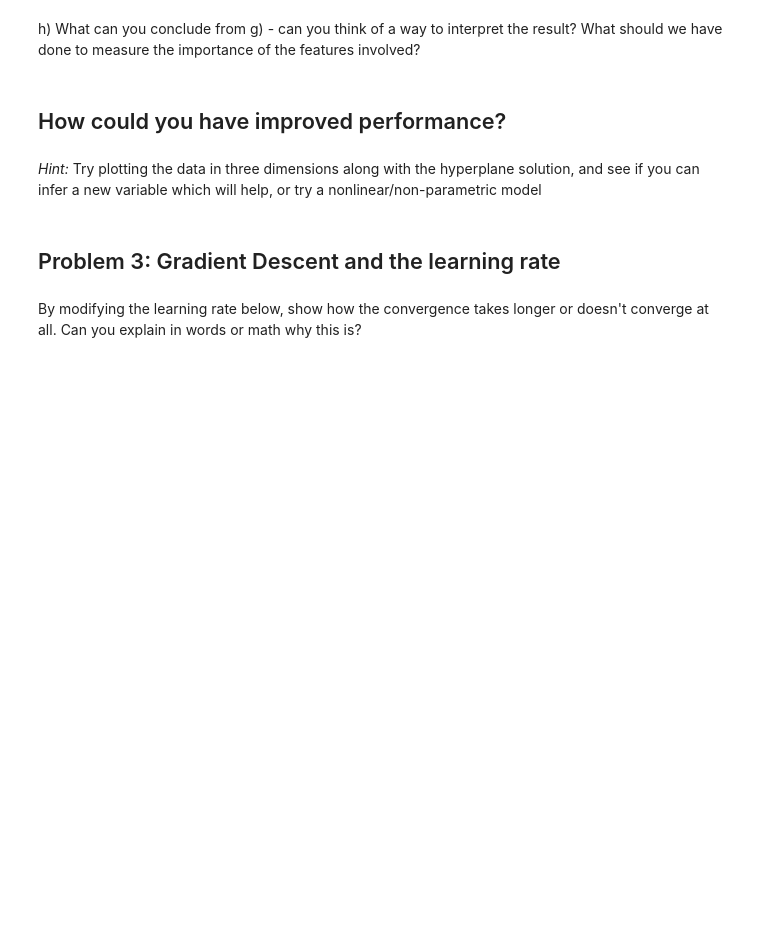
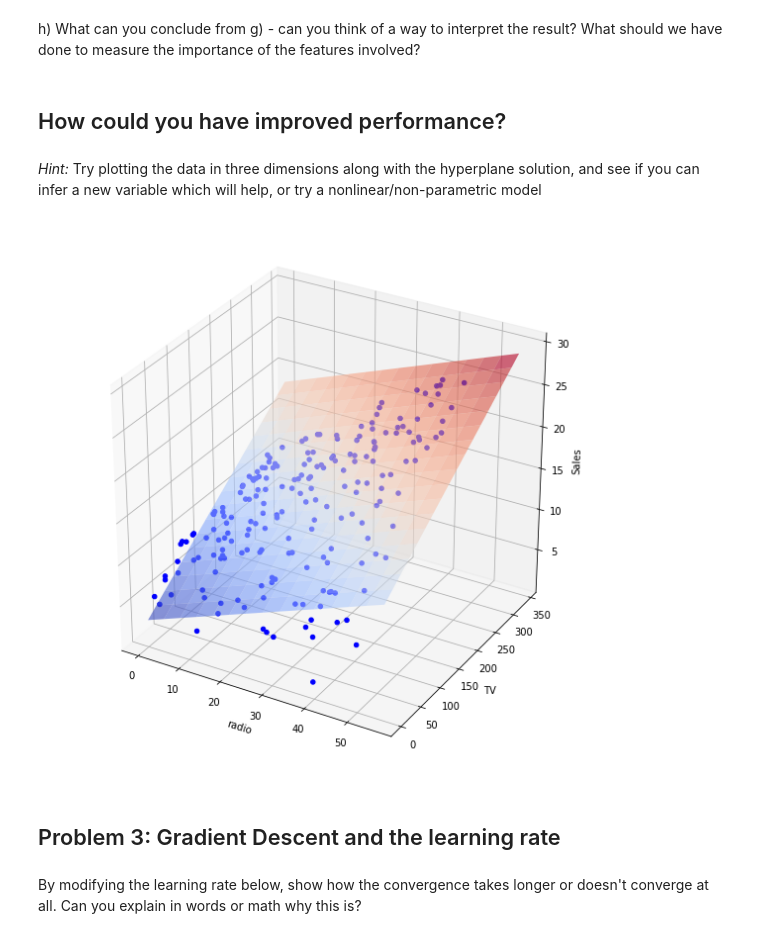
Before and after one commit to Columbia-Intro-Data-Science/python-introduction-jcp2203, a Jupyter notebook: homework/Homework 1 - Github and Pandas_JCP2203.ipynb, the cells around one changed output. Drawn from its saved outputs; the diff is of its cells as text; code cells hidden in the pictures; blank space fills up the shorter version.

```diff
--- a/homework/Homework 1 - Github and Pandas_JCP2203.ipynb
+++ b/homework/Homework 1 - Github and Pandas_JCP2203.ipynb
@@ -241,3 +239,36 @@ a new variable which will help, or try a nonlinear/non-parametric model
+# %%
+#BONUS
+
+df = pd.read_csv('http://www-bcf.usc.edu/~gareth/ISL/Advertising.csv', index_col=0)
+
+fig = plt.figure(figsize=(10,10))
+ax = fig.add_subplot(1,1,1, projection='3d')
+
+x_surf = np.arange(0, 60, 4)
+y_surf = np.arange(0, 350, 20)
+x_surf, y_surf = np.meshgrid(x_surf, y_surf)
+
+exog = pd.core.frame.DataFrame({'radio': x_surf.ravel(), 'TV': y_surf.ravel()})
+out = fit.predict(exog = exog)
+
+#plots surface
+ax.plot_surface(x_surf, y_surf,
+                out.reshape(x_surf.shape),
+                alpha = 0.6,cmap=cm.coolwarm)
+
+# Creates scatter plot
+ax.scatter(df['radio'], df['TV'], df['sales'],
+           c='blue',
+           marker='o',
+           alpha=1)
+
+ax.set_xlabel('radio')
+ax.set_ylabel('TV')
+ax.set_zlabel('Sales')
+
+plt.show()
+# %% [output]
+[figure, added]
 # %% [markdown]
 ## Problem 3:  Gradient Descent and the learning rate
 # %% [markdown]
```
Also changed, not shown: parts of 4 cells of this notebook.
